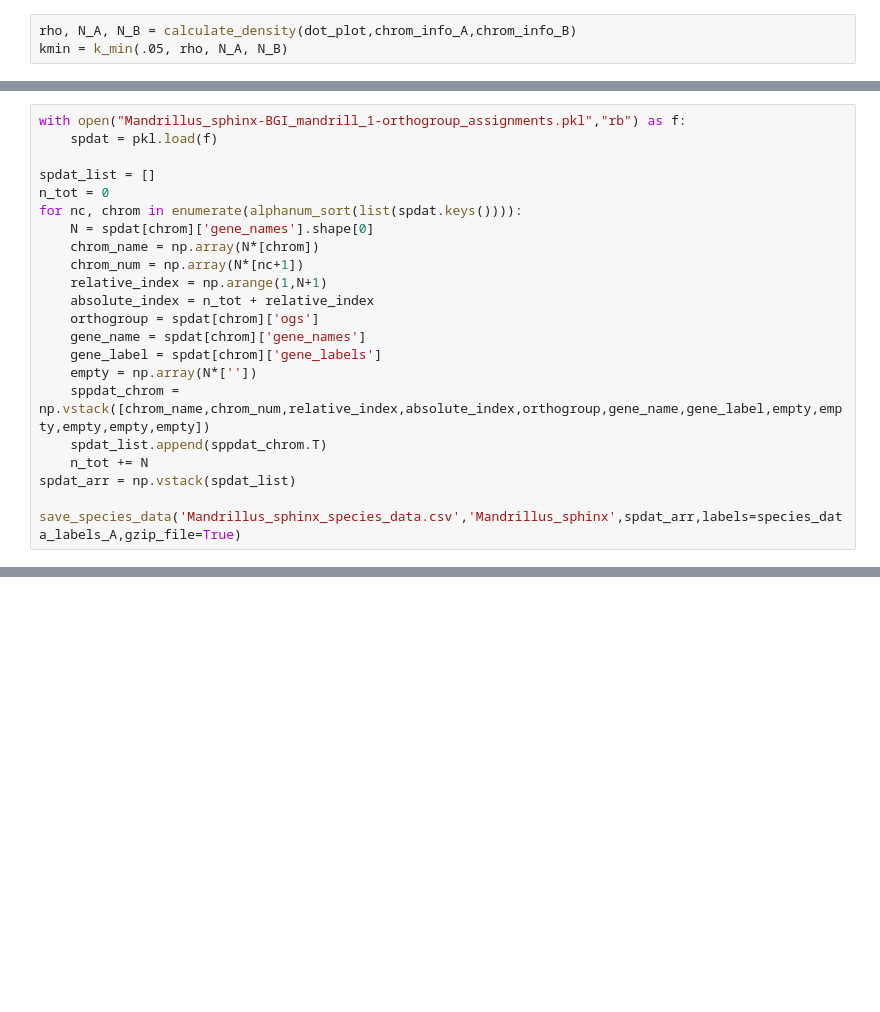
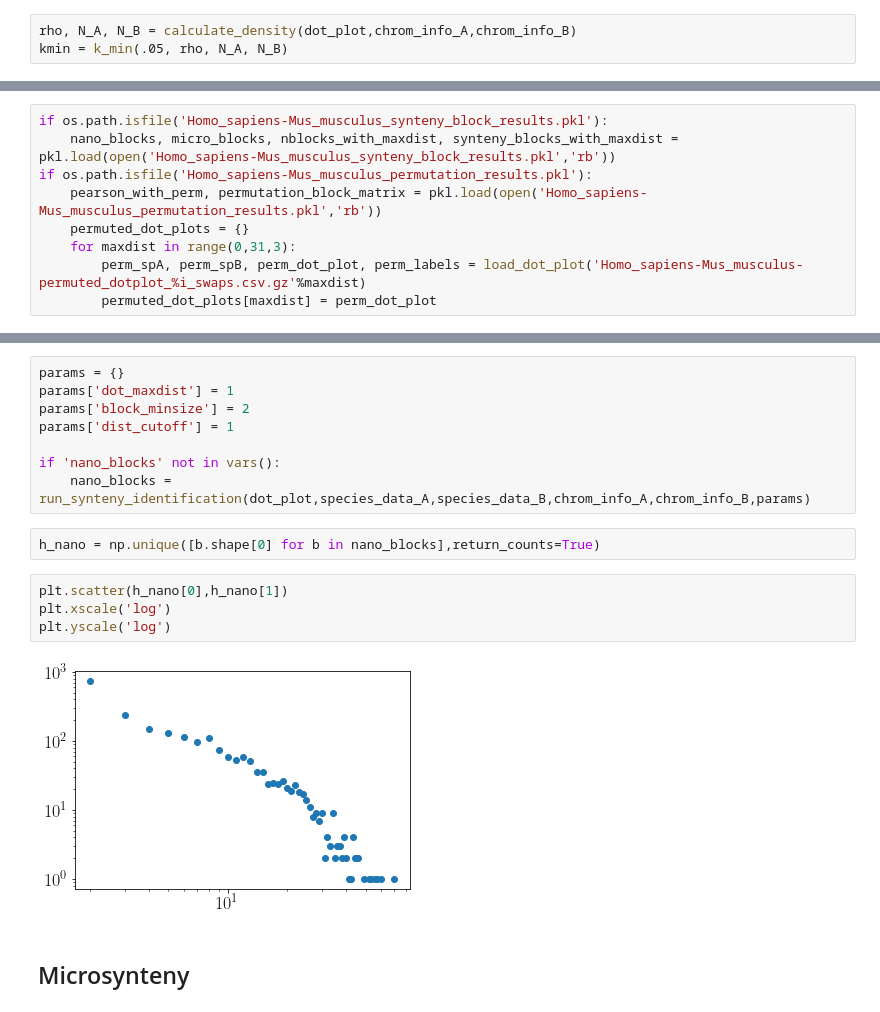
Before and after one commit to DiPierroLab/GenomicTools, a Jupyter notebook: testing/synteny_run.ipynb, the cells around one changed output, grey strips where cells are left out. Drawn from its saved outputs; the diff is of its cells as text; blank space fills up the shorter version.

Commit message:
fixed testing and permutations

```diff
--- a/testing/synteny_run.ipynb
+++ b/testing/synteny_run.ipynb
@@ -394,22 +30,9 @@ save_species_data('Macaca_fuscata_species_data.csv','Macaca_fuscata',spdat_arr,l
-# %%
-with open("Mandrillus_sphinx-BGI_mandrill_1-orthogroup_assignments.pkl","rb") as f:
-    spdat = pkl.load(f)
-
-spdat_list = []
-n_tot = 0
-for nc, chrom in enumerate(alphanum_sort(list(spdat.keys()))):
-    N = spdat[chrom]['gene_names'].shape[0]
-    chrom_name = np.array(N*[chrom])
-    chrom_num = np.array(N*[nc+1])
-    relative_index = np.arange(1,N+1)
-    absolute_index = n_tot + relative_index
-    orthogroup = spdat[chrom]['ogs']
-    gene_name = spdat[chrom]['gene_names']
-    gene_label = spdat[chrom]['gene_labels']
-    empty = np.array(N*[''])
-    sppdat_chrom = np.vstack([chrom_name,chrom_num,relative_index,absolute_index,orthogroup,gene_name,gene_label,empty,empty,empty,empty,empty])
-    spdat_list.append(sppdat_chrom.T)
-    n_tot += N
-spdat_arr = np.vstack(spdat_list)
-
-save_species_data('Mandrillus_sphinx_species_data.csv','Mandrillus_sphinx',spdat_arr,labels=species_data_labels_A,gzip_file=True)
+# %%
+if os.path.isfile('Homo_sapiens-Mus_musculus_synteny_block_results.pkl'):
+    nano_blocks, micro_blocks, nblocks_with_maxdist, synteny_blocks_with_maxdist = pkl.load(open('Homo_sapiens-Mus_musculus_synteny_block_results.pkl','rb'))
+if os.path.isfile('Homo_sapiens-Mus_musculus_permutation_results.pkl'):
+    pearson_with_perm, permutation_block_matrix = pkl.load(open('Homo_sapiens-Mus_musculus_permutation_results.pkl','rb'))
+    permuted_dot_plots = {}
+    for maxdist in range(0,31,3):
+        perm_spA, perm_spB, perm_dot_plot, perm_labels = load_dot_plot('Homo_sapiens-Mus_musculus-permuted_dotplot_%i_swaps.csv.gz'%maxdist)
+        permuted_dot_plots[maxdist] = perm_dot_plot
@@ -415,0 +47,18 @@ save_species_data('Mandrillus_sphinx_species_data.csv','Mandrillus_sphinx',spdat
+# %%
+params = {}
+params['dot_maxdist'] = 1
+params['block_minsize'] = 2
+params['dist_cutoff'] = 1
+
+if 'nano_blocks' not in vars():
+    nano_blocks = run_synteny_identification(dot_plot,species_data_A,species_data_B,chrom_info_A,chrom_info_B,params)
+# %%
+h_nano = np.unique([b.shape[0] for b in nano_blocks],return_counts=True)
+# %%
+plt.scatter(h_nano[0],h_nano[1])
+plt.xscale('log')
+plt.yscale('log')
+# %% [output]
+[figure, added]
+# %% [markdown]
+## Microsynteny
```
Also changed, not shown: parts of 74 cells of this notebook, 26 other files.
